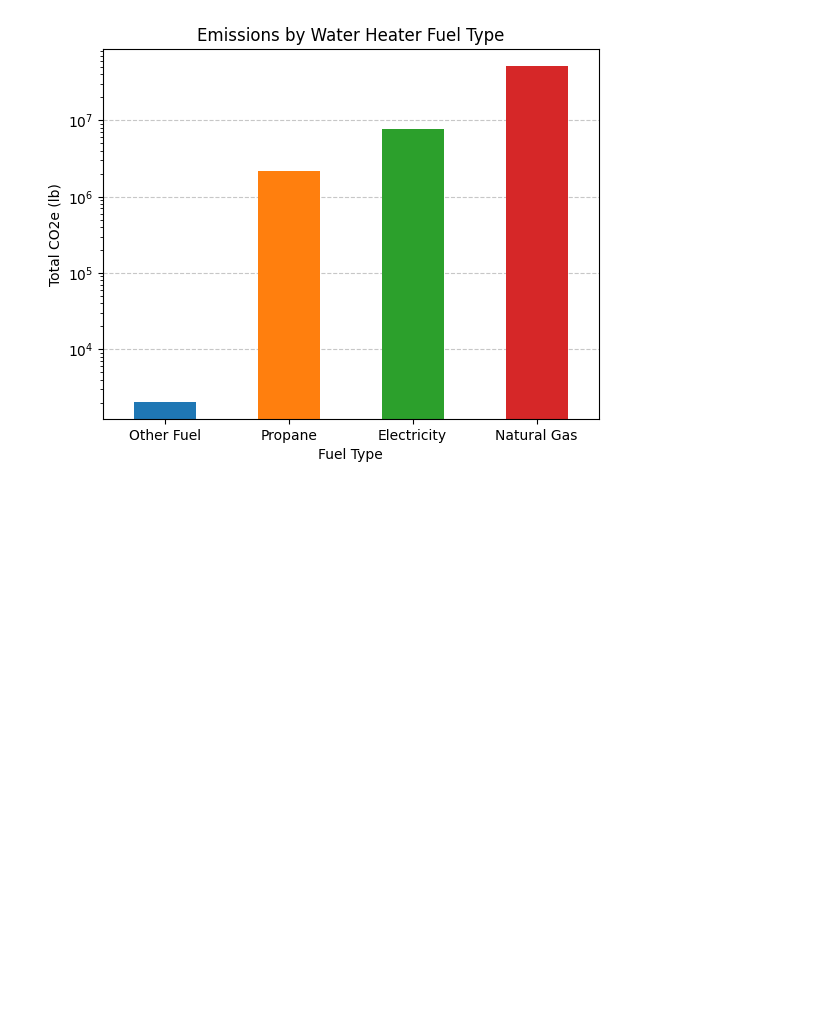
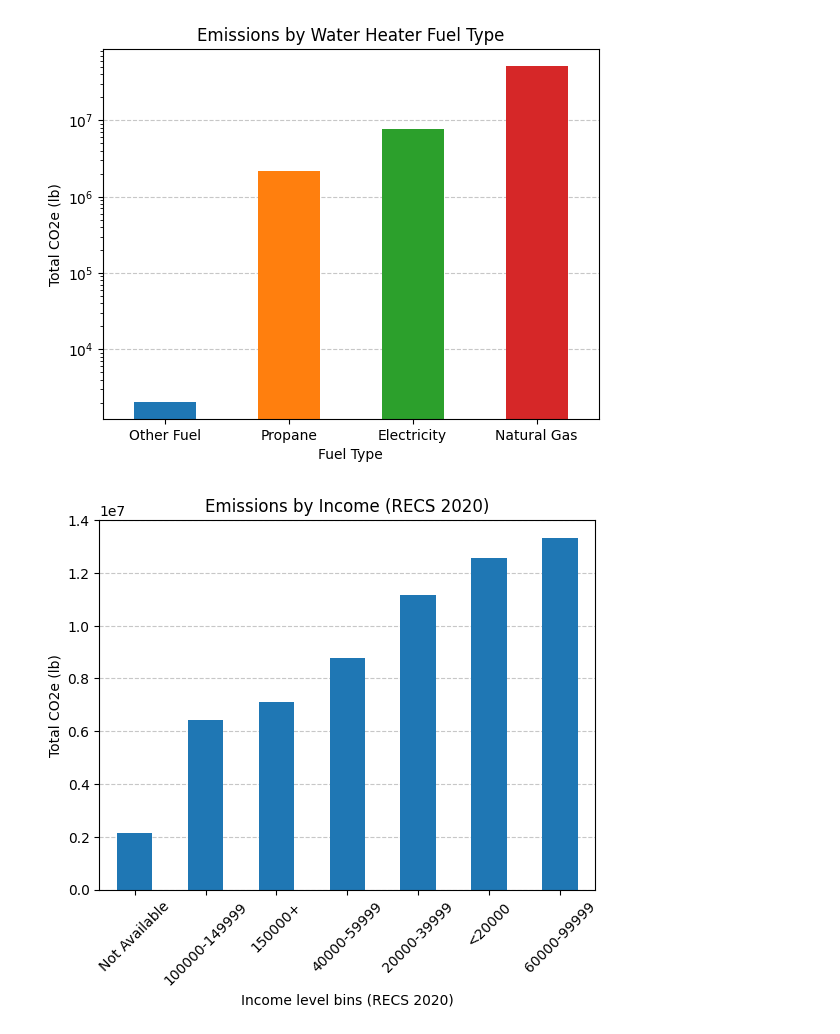
Before and after one commit to NREL/buildstock-query, a Jupyter notebook: example_usage/gashpwh_emissions.ipynb, the cells around one changed output. Drawn from its saved outputs; the diff is of its cells as text; code cells hidden in the pictures; blank space fills up the shorter version.

Commit message:
Emissions notebook updates.

```diff
--- a/example_usage/gashpwh_emissions.ipynb
+++ b/example_usage/gashpwh_emissions.ipynb
@@ -185,3 +213,26 @@ plt.grid(True, axis='y', linestyle='--', alpha=0.7)
 plt.show()
 # %% [output]
 [figure]
+# %%
+# Grouped by 'build_existing_model.income_recs_2020':
+
+grouped = df.groupby('build_existing_model.income_recs_2020')['report_simulation_output.emissions_co_2_e_lrmer_mid_case_15_total_lb'].sum()
+
+# Sort the data based on the total values in ascending order
+grouped_sorted = grouped.sort_values()
+
+# Generate bar graph for each group
+ax = grouped_sorted.plot(kind='bar')
+plt.ylabel('Total CO2e (lb)')
+plt.xlabel('Income level bins (RECS 2020)')
+plt.title('Emissions by Income (RECS 2020)')
+ax.set_xticklabels(grouped_sorted.index, rotation=45)
+
+# Send gridlines behind the bars
+ax.set_axisbelow(True)
+# Show major gridlines
+plt.grid(True, axis='y', linestyle='--', alpha=0.7)
+
+plt.show()
+# %% [output]
+[figure, added]
```
Also changed, not shown: parts of 3 cells of this notebook.
